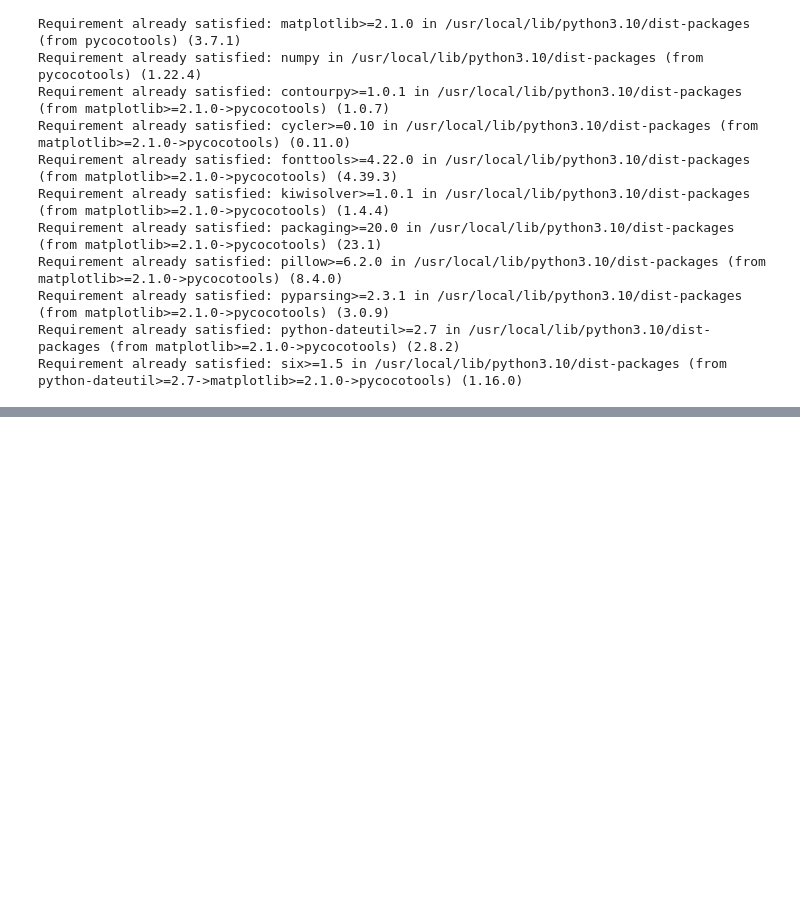
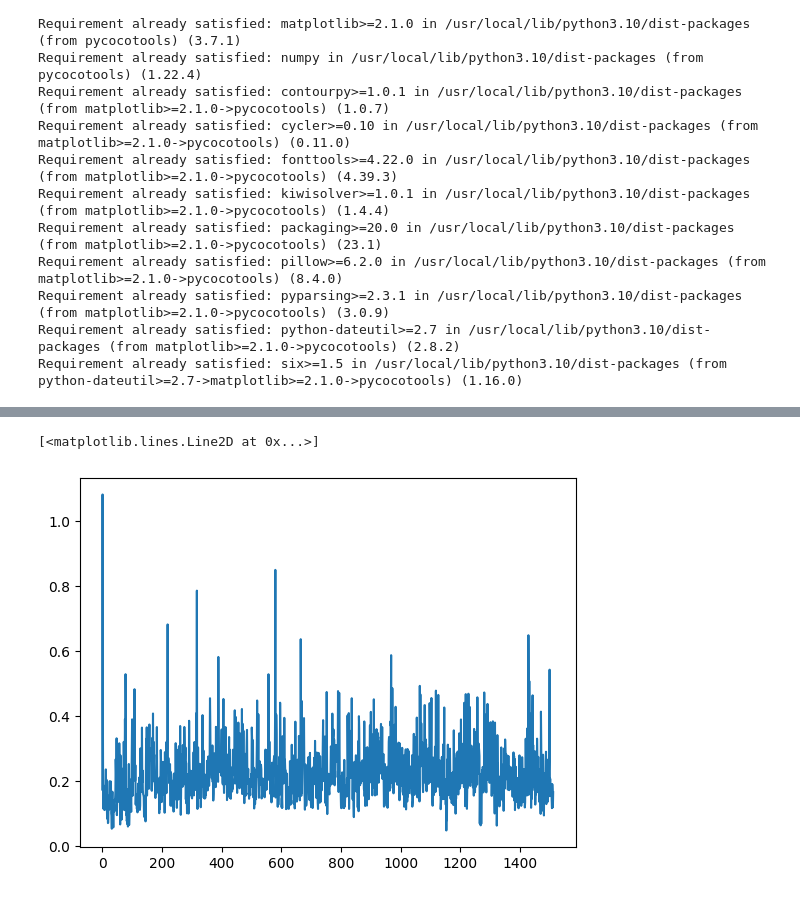
Before and after one commit to deepaksingh26113/License-plate-character-recognition, a Jupyter notebook: AmlProject/aml_project.ipynb, the cells around one changed output, grey strips where cells are left out. Cells and saved outputs as stored; diff of their text form; code cells hidden in the pictures; blank space fills up the shorter version.

```diff
--- a/AmlProject/aml_project.ipynb
+++ b/AmlProject/aml_project.ipynb
@@ -466,0 +336,2 @@ reporter.write(json.dumps(all_losses_dict))
+# %%
+loss_class=[x['loss_classifier'] for x in all_losses_dict[:][:]]
@@ -466,0 +349,5 @@ reporter.write(json.dumps(all_losses_dict))
+# %%
+plt.plot(loss_class)
+# %% [output]
+[<matplotlib.lines.Line2D at 0x...>]
+[figure, added]
```
Also changed, not shown: parts of 102 cells of this notebook.
